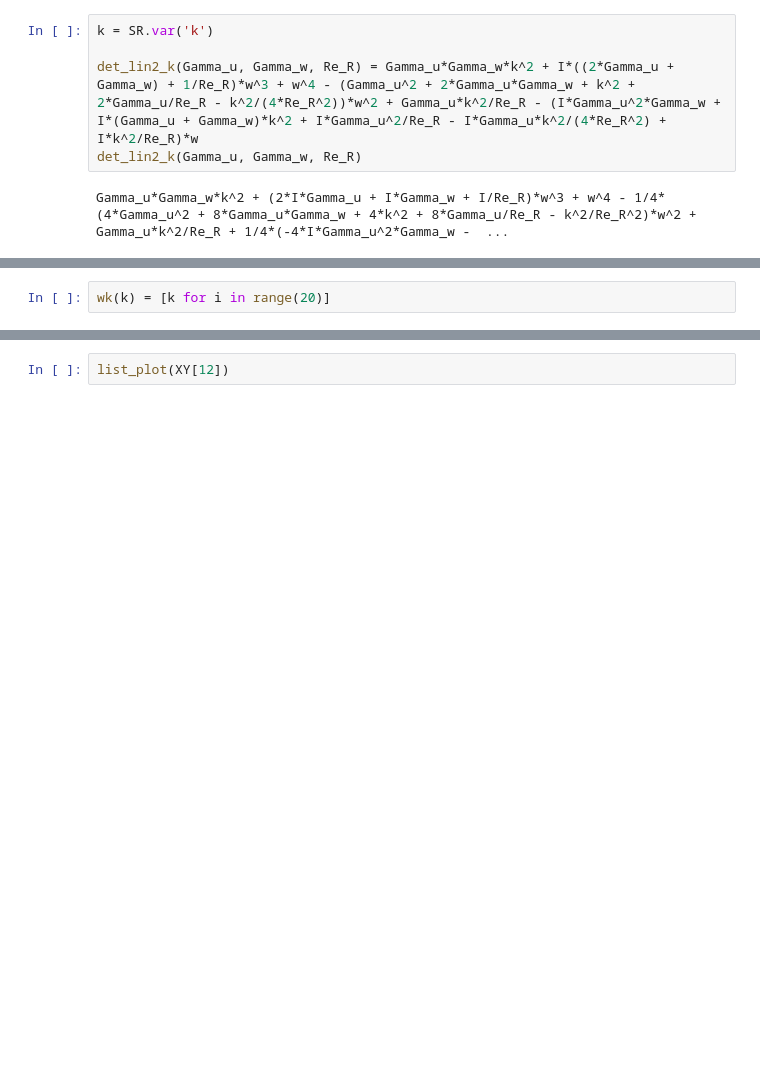
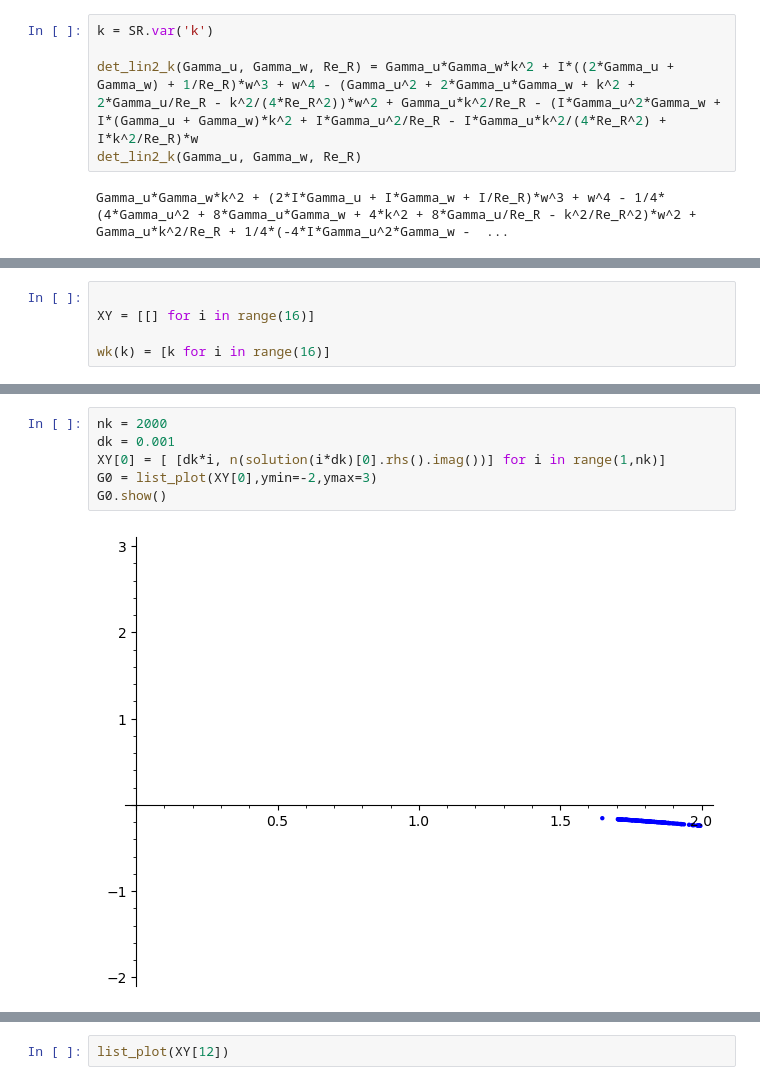
Before and after one commit to fvegar/rips, a Jupyter notebook: rips_dispersion.ipynb, the cells around one changed output, grey strips where cells are left out. Drawn from its saved outputs; the diff is of its cells as text; blank space fills up the shorter version.

```diff
--- a/rips_dispersion.ipynb
+++ b/rips_dispersion.ipynb
@@ -142,2 +225,5 @@ XY = [[] for i in range(20)]
 # %%
-wk(k) = [k for i in range(20)]
+
+XY = [[] for i in range(16)]
+
+wk(k) = [k for i in range(16)]
@@ -154,0 +241,8 @@ for i in range(len(solution)):
+# %%
+nk = 2000
+dk = 0.001
+XY[0] = [ [dk*i, n(solution(i*dk)[0].rhs().imag())] for i in range(1,nk)]
+G0 = list_plot(XY[0],ymin=-2,ymax=3)
+G0.show()
+# %% [output]
+[figure, added]
```
Also changed, not shown: parts of 54 cells of this notebook, 1 other file.
